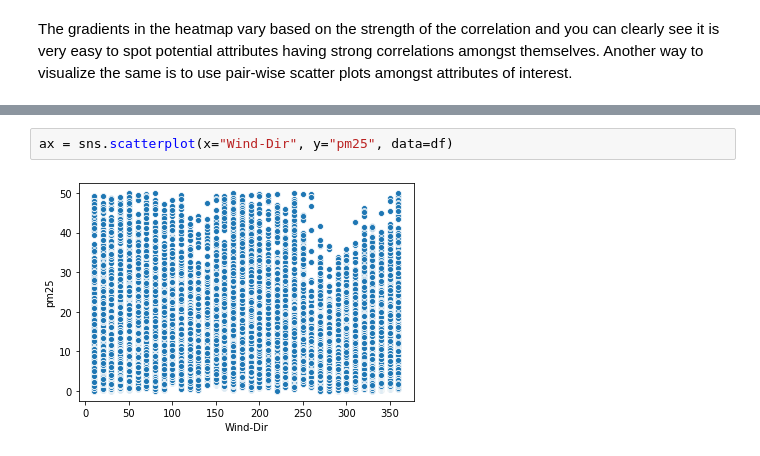
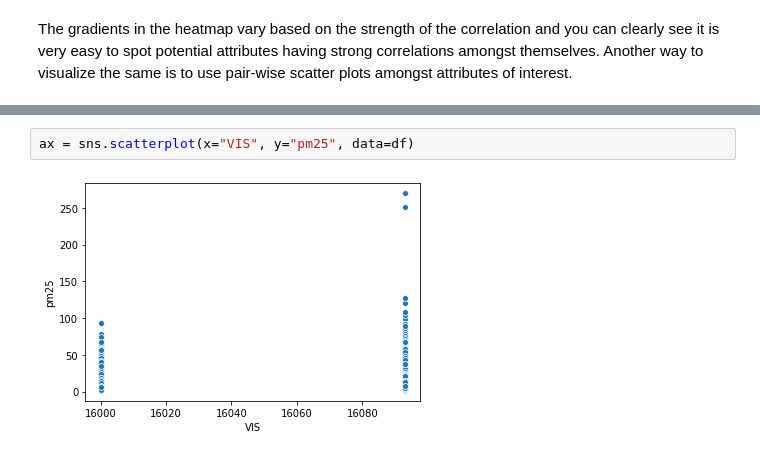
Before and after one commit to georgetown-analytics/Air-Pollution, a Jupyter notebook: model/Jeremy_EDA.ipynb, the cells around one changed output, grey strips where cells are left out. Saved outputs shown, nothing was run; the diff lists cells and outputs as text.

```diff
--- a/model/Jeremy_EDA.ipynb
+++ b/model/Jeremy_EDA.ipynb
@@ -275,7 +388,7 @@ ax = sns.scatterplot(x="Wind-Rate", y="pm25", data=df)
 # %%
-ax = sns.scatterplot(x="Wind-Dir", y="pm25", data=df)
+ax = sns.scatterplot(x="VIS", y="pm25", data=df)
 # %% [output]
-[figure, old version]
+[figure, new version]
 # %%
 # Pearson Correlation Matrix Heatmap
 f, ax = plt.subplots(figsize=(20, 20))
```
Also changed, not shown: parts of 30 cells of this notebook.
